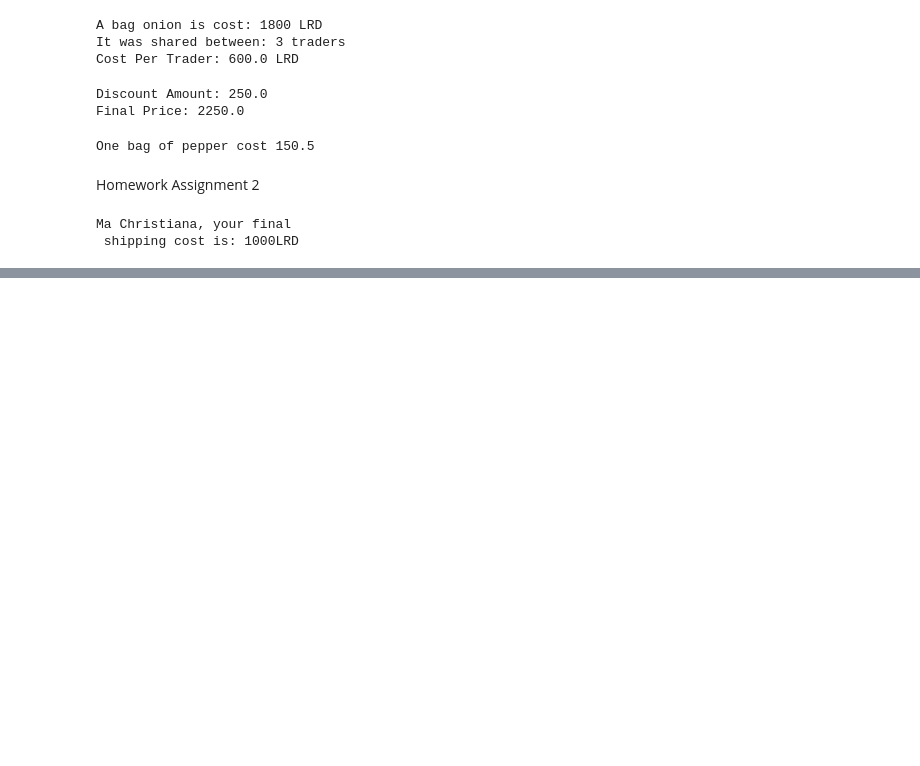
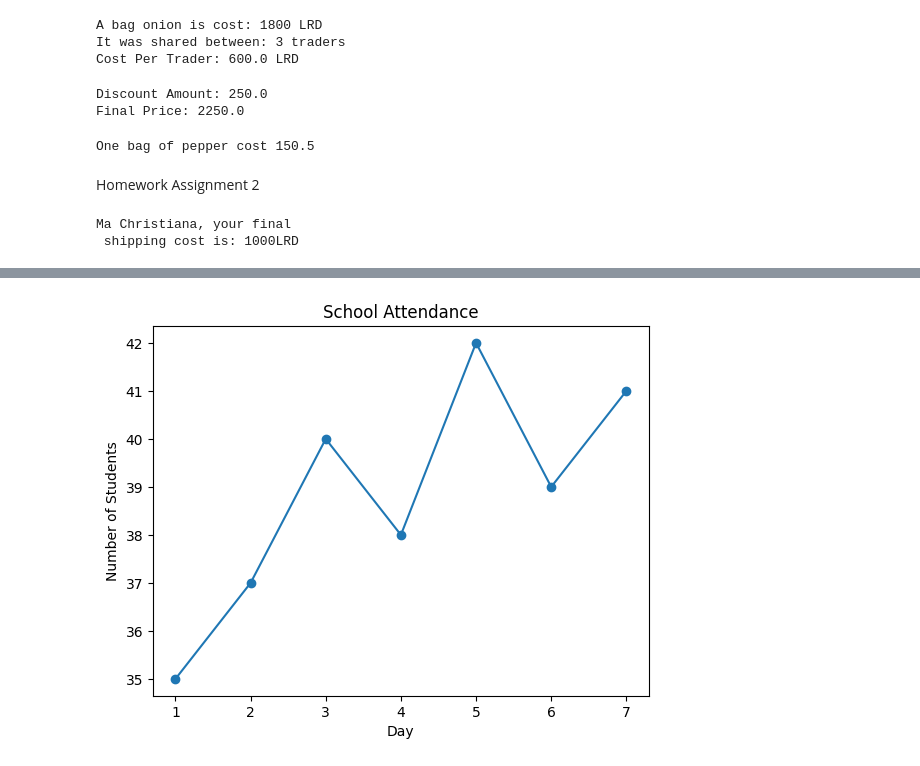
Before and after one commit to welickermah-glitch/Machine-Learning-with-Python-Boot-Camp, a Jupyter notebook: Weekend_Assignment_1.ipynb, the cells around one changed output, grey strips where cells are left out. Cells and saved outputs as stored; diff of their text form; code cells hidden in the pictures; blank space fills up the shorter version.

```diff
--- a/Weekend_Assignment_1.ipynb
+++ b/Weekend_Assignment_1.ipynb
@@ -186,0 +285,18 @@ This is the shape of the data: (3, 2)
+# %%
+# Problem 5
+import matplotlib.pyplot as plt
+
+attendance = [35, 37, 40, 38, 42, 39, 41]
+days = range(1, len(attendance) + 1)
+
+# Create line graph with markers
+plt.plot(days, attendance, marker='o')
+
+# Add title and axis labels
+plt.title('School Attendance')
+plt.xlabel('Day')
+plt.ylabel('Number of Students')
+
+plt.show()
+# %% [output]
+[figure, added]
```
Also changed, not shown: parts of 10 cells of this notebook.
